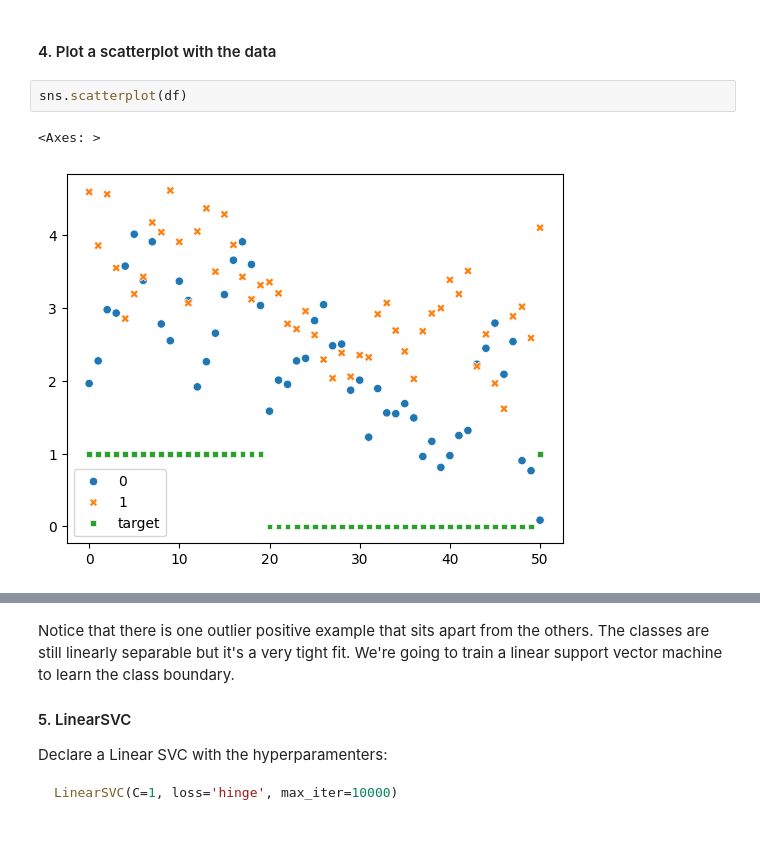
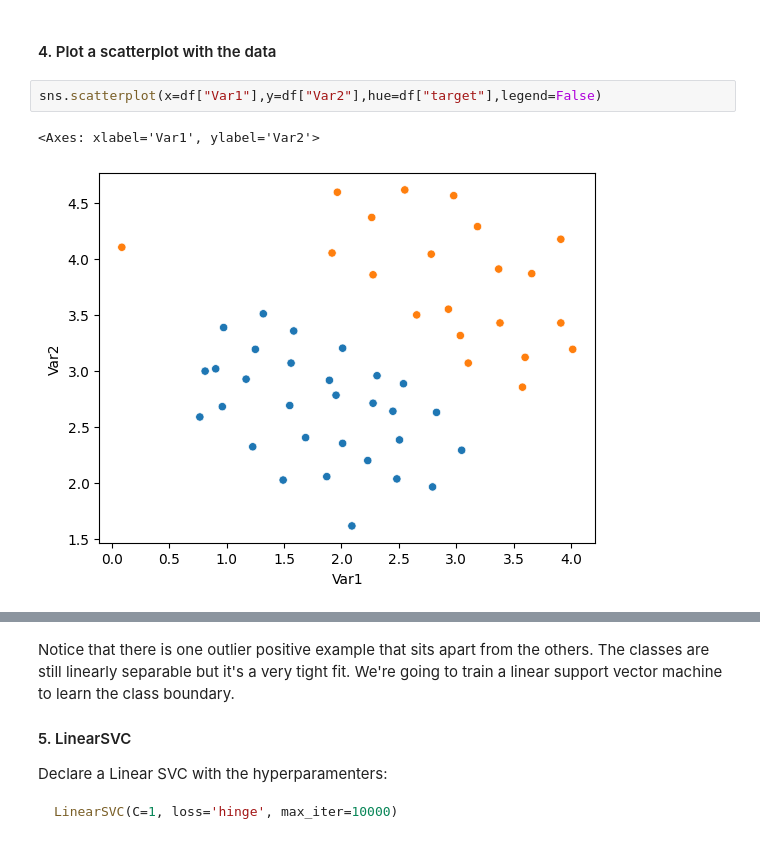
Before and after one commit to Rafacercos/ONLINE_DS_THEBRIDGE_RAFACERCOS, a Jupyter notebook: MIS_EJERCICIOS/Machine Learning/regclass/Ejercicios_SVM.ipynb, the cells around one changed output, grey strips where cells are left out. Cells and saved outputs as stored; diff of their text form.

```diff
--- a/MIS_EJERCICIOS/Machine Learning/regclass/Ejercicios_SVM.ipynb
+++ b/MIS_EJERCICIOS/Machine Learning/regclass/Ejercicios_SVM.ipynb
@@ -53,11 +53,11 @@ df = pd.concat((X,y),axis=1)
 df.rename(columns={0:"Var1",1:"Var2"},inplace=True)
 # %% [markdown]
 #### 4. Plot a scatterplot with the data
-# %%
-sns.scatterplot(df)
-# %% [output]
-<Axes: >
-[figure, removed]
+# %%
+sns.scatterplot(x=df["Var1"],y=df["Var2"],hue=df["target"],legend=False)
+# %% [output]
+<Axes: xlabel='Var1', ylabel='Var2'>
+[figure, added]
 # %%
 sns.pairplot(df)
 # %% [output]
```
Also changed, not shown: parts of 6 cells of this notebook, 1 other file.
